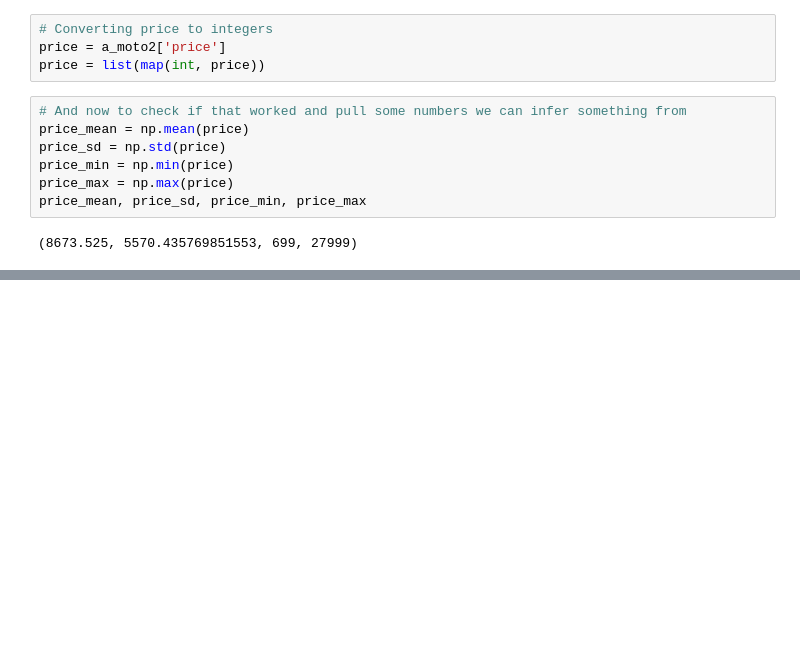
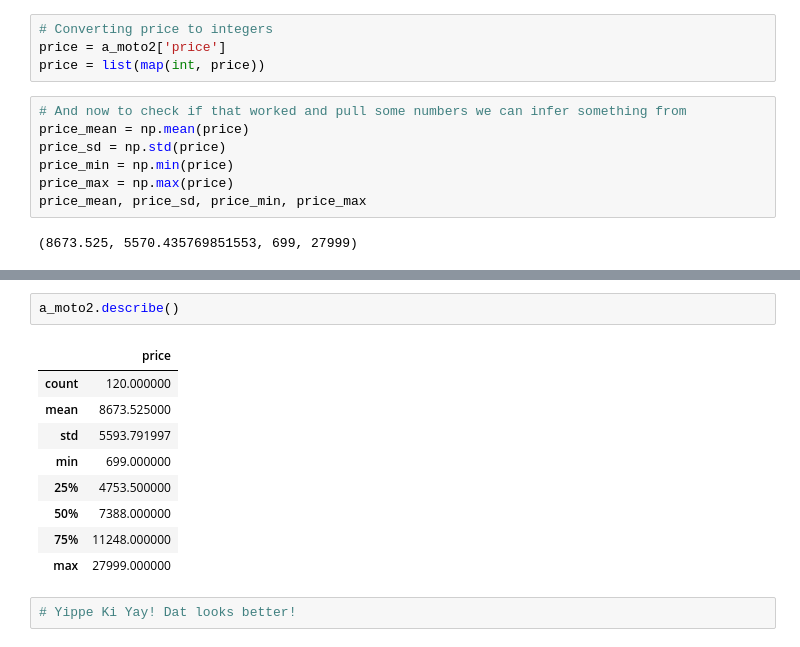
Before and after one commit to GrilledJeez/Testing-for-Difference-in-Craigslist-Markets, a Jupyter notebook: craigslist_scraper.ipynb, the cells around one changed output, grey strips where cells are left out. Saved outputs shown, nothing was run; the diff lists cells and outputs as text; blank space fills up the shorter version.

Commit message:
3.7 Austin Moto Wrangled and Cleaned

```diff
--- a/craigslist_scraper.ipynb
+++ b/craigslist_scraper.ipynb
@@ -424,0 +480,14 @@ plt.show()
+# %%
+a_moto2.describe()
+# %% [output]
+|  | price |
+| count | 120.000000 |
+| mean | 8673.525000 |
+| std | 5593.791997 |
+| min | 699.000000 |
+| 25% | 4753.500000 |
+| 50% | 7388.000000 |
+| 75% | 11248.000000 |
+| max | 27999.000000 |
+# %%
+# Yippe Ki Yay! Dat looks better!
```
Also changed, not shown: parts of 2 cells of this notebook.
